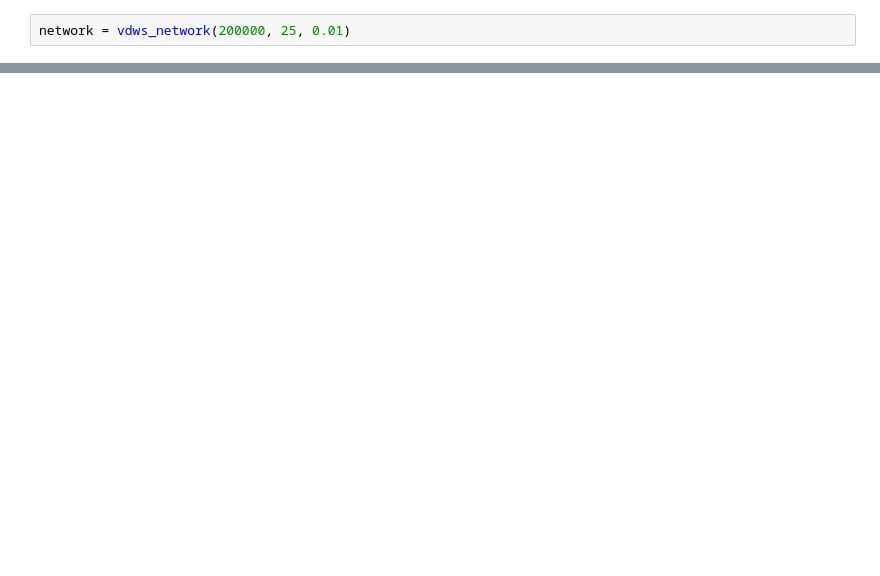
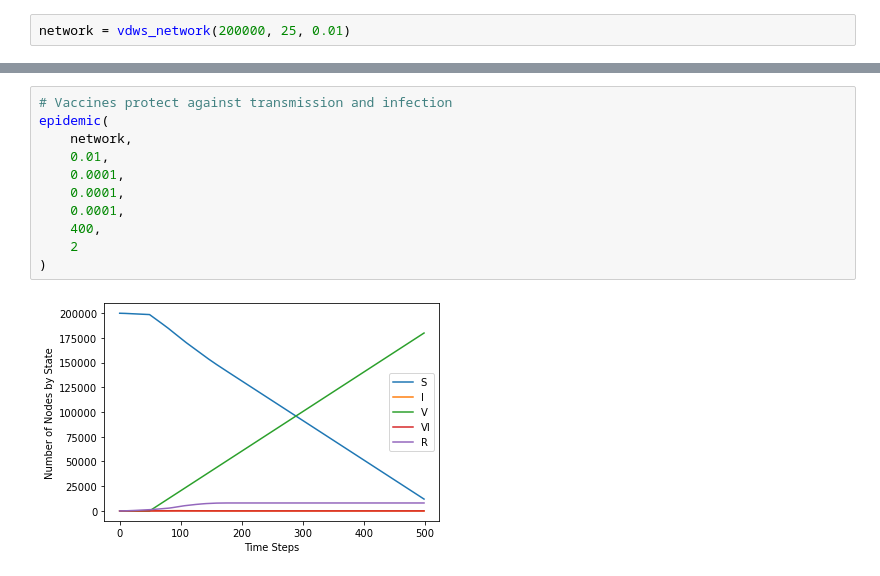
Before and after one commit to grimm004/ns-assignment, a Jupyter notebook: part3/wcrr51_topic4.ipynb, the cells around one changed output, grey strips where cells are left out. Saved outputs shown, nothing was run; the diff lists cells and outputs as text; blank space fills up the shorter version.

```diff
--- a/part3/wcrr51_topic4.ipynb
+++ b/part3/wcrr51_topic4.ipynb
@@ -182,0 +262,13 @@ epidemic(
+# %%
+# Vaccines protect against transmission and infection
+epidemic(
+    network,
+    0.01,
+    0.0001,
+    0.0001,
+    0.0001,
+    400,
+    2
+)
+# %% [output]
+[figure, added]
```
Also changed, not shown: parts of 24 cells of this notebook, 5 other files.
